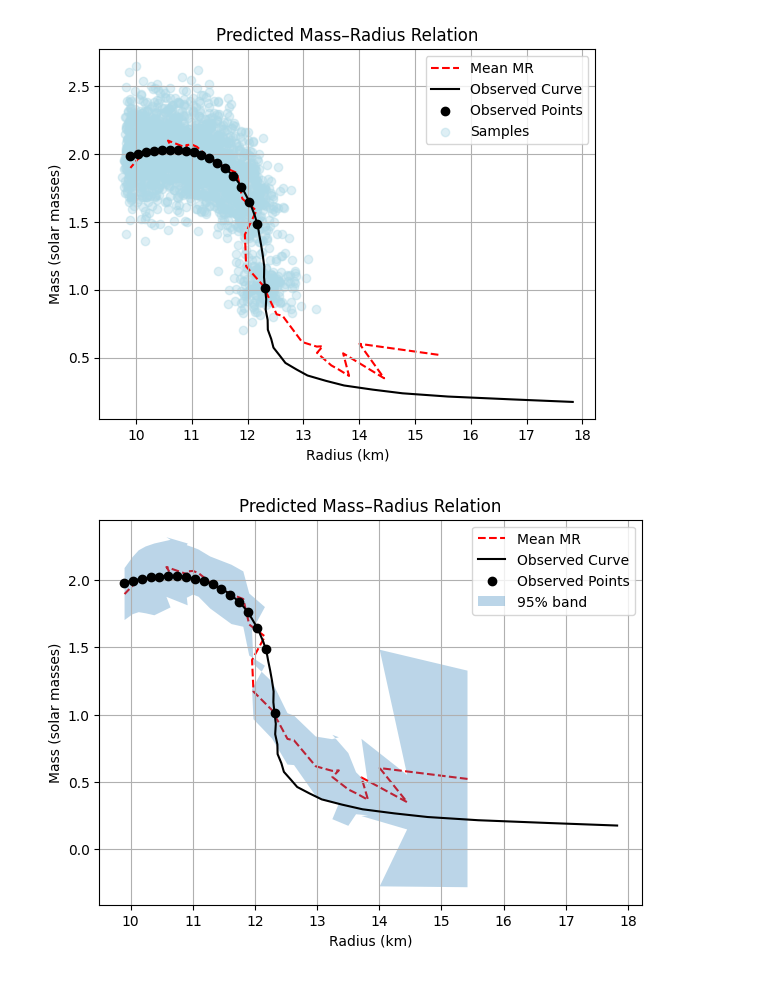
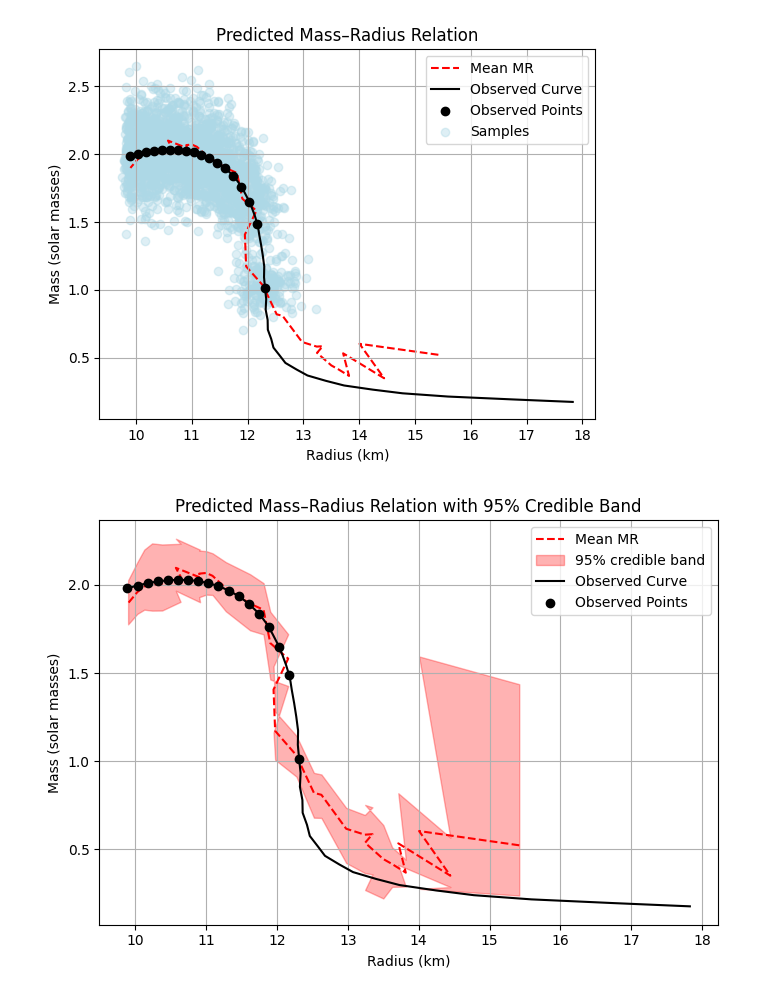
Before and after one commit to lesanson/NN-Reconstruction, a Jupyter notebook: EOS_Solver.ipynb, the cells around one changed output. Drawn from its saved outputs; the diff is of its cells as text; code cells hidden in the pictures.

```diff
--- a/EOS_Solver.ipynb
+++ b/EOS_Solver.ipynb
@@ -240,42 +273,46 @@ plt.show()
 # %% [output]
 [figure]
 # %%
-std_M  = M_pred_samples.std(axis=0)   # std over samples
+mean_M = M_pred_samples.mean(axis=0)
 
-# 95% "Gaussian 2D-inspired" credible band using 2.44 σ
-k = 2.44
-lower_M = mean_M - k * std_M
-upper_M = mean_M + k * std_M
+lower_M = np.percentile(M_pred_samples, 2.5, axis=0)
+upper_M = np.percentile(M_pred_samples, 97.5, axis=0)
 
-plt.figure(figsize=(7,5))
+plt.figure(figsize=(7, 5))
+plt.plot(mean_R, mean_M, "--", label="Mean MR", color="red", zorder=2)
 
-# Mean curve
-plt.plot(mean_R, mean_M, "--", color="red", label="Mean MR", zorder=1)
-
-# Observed stuff as before
-plt.plot(
-    observed_mr.query("ID == 19248").query("model == 'RMFNL'")["R"].values,
-    observed_mr.query("ID == 19248").query("model == 'RMFNL'")["M"].values,
-    color="black",
-    label="Observed Curve",
-    zorder=3,
-)
-plt.scatter(radius_obs, mass_obs, color="black", label="Observed Points", zorder=3)
-
-# 95% credible band (Gaussian approximation with 2.44σ)
+# 95% credible band
 plt.fill_between(
     mean_R,
     lower_M,
     upper_M,
     alpha=0.3,
-    label=r"95% band"
+    label="95% credible band",
+    zorder=1,
+    color="red"
 )
 
+# Observed continuous curve (example: ID=19248, model='RMFNL')
+mask = (observed_mr["ID"] == 19248) & (observed_mr["model"] == "RMFNL")
+plt.plot(
+    observed_mr.loc[mask, "R"].values,
+    observed_mr.loc[mask, "M"].values,
+    color="black",
+    label="Observed Curve",
+    zorder=3,
+)
+
+# Observed discrete points
+plt.scatter(radius_obs, mass_obs, color="black", marker="o",
+            label="Observed Points", zorder=4)
+
+# Labels, legend, etc.
 plt.xlabel("Radius (km)")
 plt.ylabel("Mass (solar masses)")
-plt.title("Predicted Mass–Radius Relation")
+plt.title("Predicted Mass–Radius Relation with 95% Credible Band")
 plt.legend()
 plt.grid(True)
+plt.tight_layout()
 plt.show()
 # %% [output]
-[figure, old version]
+[figure, new version]
```
Also changed, not shown: parts of 18 cells of this notebook, 11 other files.
